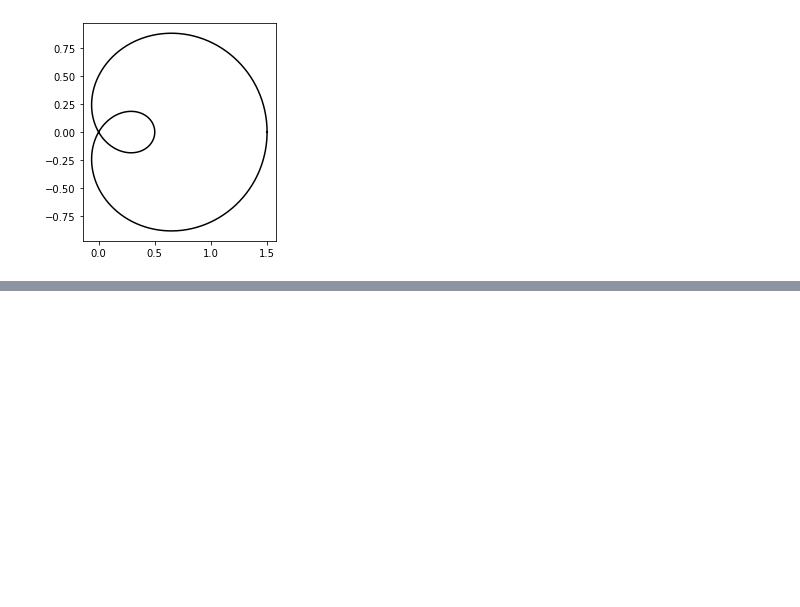
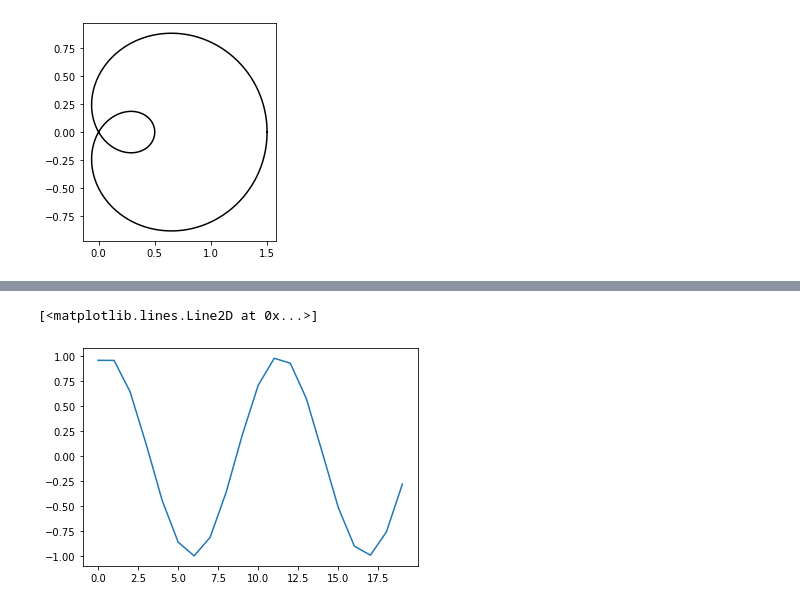
Before and after one commit to judesaincyr/Probability_Statistics-fall, a Jupyter notebook: saincyr_lab_1.ipynb, the cells around one changed output, grey strips where cells are left out. Saved outputs shown, nothing was run; the diff lists cells and outputs as text; code cells hidden in the pictures; blank space fills up the shorter version.

```diff
--- a/saincyr_lab_1.ipynb
+++ b/saincyr_lab_1.ipynb
@@ -450,0 +545,5 @@ ax.set(aspect=1)
+# %%
+plt.plot(y)
+# %% [output]
+[<matplotlib.lines.Line2D at 0x...>]
+[figure, added]
```
Also changed, not shown: parts of 63 cells of this notebook.
